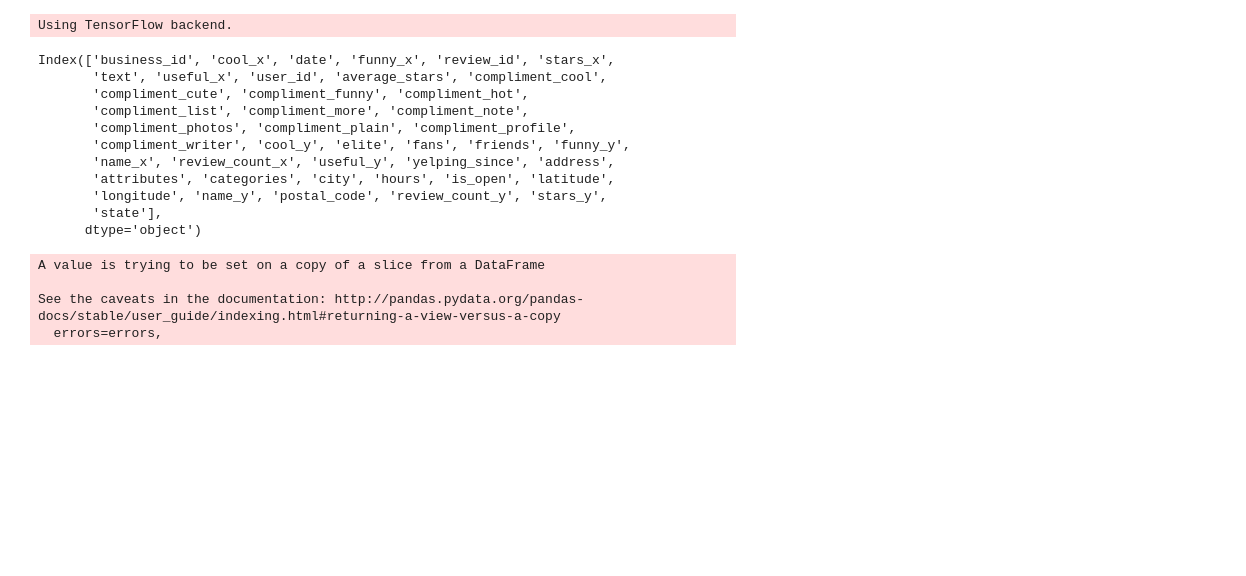
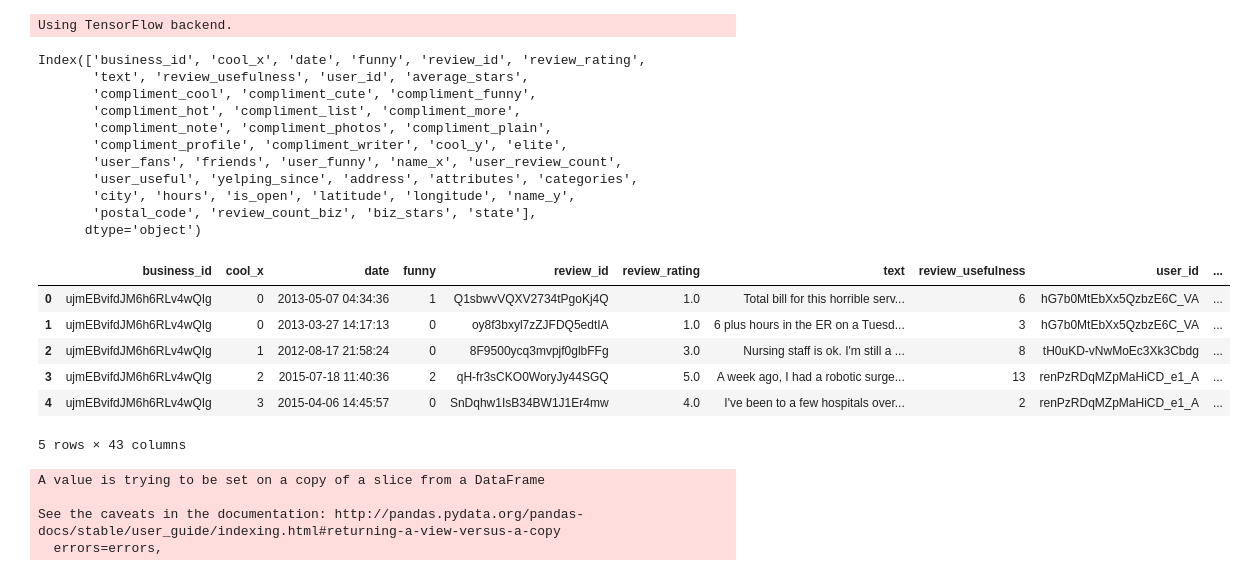
Before and after one commit to Daveedlee/yelp_NLP, a Jupyter notebook: data_loader.ipynb, the cells around one changed output. Cells and saved outputs as stored; diff of their text form; code cells hidden in the pictures; blank space fills up the shorter version.

```diff
--- a/data_loader.ipynb
+++ b/data_loader.ipynb
@@ -22,19 +22,33 @@ review_df = pd.DataFrame(data_review)
 biz_df = pd.DataFrame(data_business)
 user_df = pd.DataFrame(data_user)
 
+review_df.rename(columns={'stars': 'review_rating', 'useful':'review_usefulness'}, inplace=True)
+user_df.rename(columns={'fans':'user_fans', 'funny':'user_funny', 'review_count': 'user_review_count', 'useful':'user_useful'}, inplace=True)
+biz_df.rename(columns={'review_count':'review_count_biz', 'stars':'biz_stars'}, inplace=True)
+
 r_u_df = review_df.merge(user_df,on = "user_id")
 r_u_b_df = r_u_df.merge(biz_df, on = "business_id")
 r_u_b_df.columns
 # %% [output]
-Index(['business_id', 'cool_x', 'date', 'funny_x', 'review_id', 'stars_x',
-       'text', 'useful_x', 'user_id', 'average_stars', 'compliment_cool',
-       'compliment_cute', 'compliment_funny', 'compliment_hot',
-       'compliment_list', 'compliment_more', 'compliment_note',
-       'compliment_photos', 'compliment_plain', 'compliment_profile',
-       'compliment_writer', 'cool_y', 'elite', 'fans', 'friends', 'funny_y',
-       'name_x', 'review_count_x', 'useful_y', 'yelping_since', 'address',
-       'attributes', 'categories', 'city', 'hours', 'is_open', 'latitude',
-       'longitude', 'name_y', 'postal_code', 'review_count_y', 'stars_y',
-       'state'],
+Index(['business_id', 'cool_x', 'date', 'funny', 'review_id', 'review_rating',
+       'text', 'review_usefulness', 'user_id', 'average_stars',
+       'compliment_cool', 'compliment_cute', 'compliment_funny',
+       'compliment_hot', 'compliment_list', 'compliment_more',
+       'compliment_note', 'compliment_photos', 'compliment_plain',
+       'compliment_profile', 'compliment_writer', 'cool_y', 'elite',
+       'user_fans', 'friends', 'user_funny', 'name_x', 'user_review_count',
+       'user_useful', 'yelping_since', 'address', 'attributes', 'categories',
+       'city', 'hours', 'is_open', 'latitude', 'longitude', 'name_y',
+       'postal_code', 'review_count_biz', 'biz_stars', 'state'],
       dtype='object')
+# %%
+r_u_b_df.head()
+# %% [output]
+|  | business_id | cool_x | date | funny | review_id | review_rating | text | review_usefulness | user_id | ... |
+| 0 | ujmEBvifdJM6h6RLv4wQIg | 0 | 2013-05-07 04:34:36 | 1 | Q1sbwvVQXV2734tPgoKj4Q | 1.0 | Total bill for this horrible serv... | 6 | hG7b0MtEbXx5QzbzE6C_VA | ... |
+| 1 | ujmEBvifdJM6h6RLv4wQIg | 0 | 2013-03-27 14:17:13 | 0 | oy8f3bxyl7zZJFDQ5edtIA | 1.0 | 6 plus hours in the ER on a Tuesd... | 3 | hG7b0MtEbXx5QzbzE6C_VA | ... |
+| 2 | ujmEBvifdJM6h6RLv4wQIg | 1 | 2012-08-17 21:58:24 | 0 | 8F9500ycq3mvpjf0glbFFg | 3.0 | Nursing staff is ok. I'm still a ... | 8 | tH0uKD-vNwMoEc3Xk3Cbdg | ... |
+| 3 | ujmEBvifdJM6h6RLv4wQIg | 2 | 2015-07-18 11:40:36 | 2 | qH-fr3sCKO0WoryJy44SGQ | 5.0 | A week ago, I had a robotic surge... | 13 | renPzRDqMZpMaHiCD_e1_A | ... |
+| 4 | ujmEBvifdJM6h6RLv4wQIg | 3 | 2015-04-06 14:45:57 | 0 | SnDqhw1IsB34BW1J1Er4mw | 4.0 | I've been to a few hospitals over... | 2 | renPzRDqMZpMaHiCD_e1_A | ... |
+5 rows × 43 columns
 # %%
```
Also changed, not shown: parts of 3 cells of this notebook, 3 other files.
